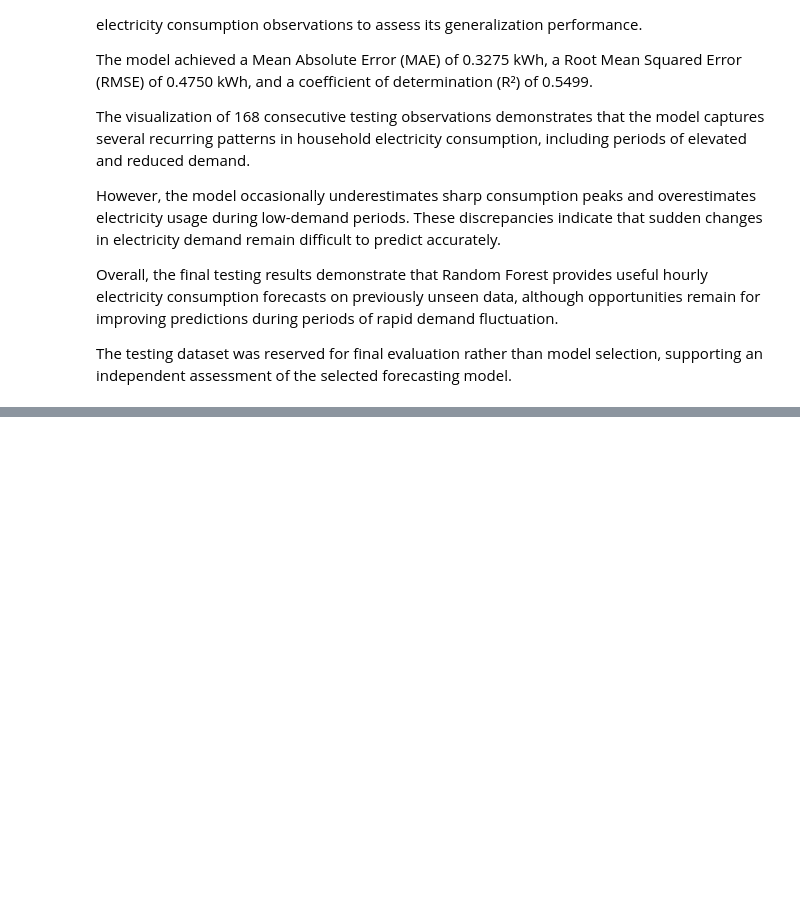
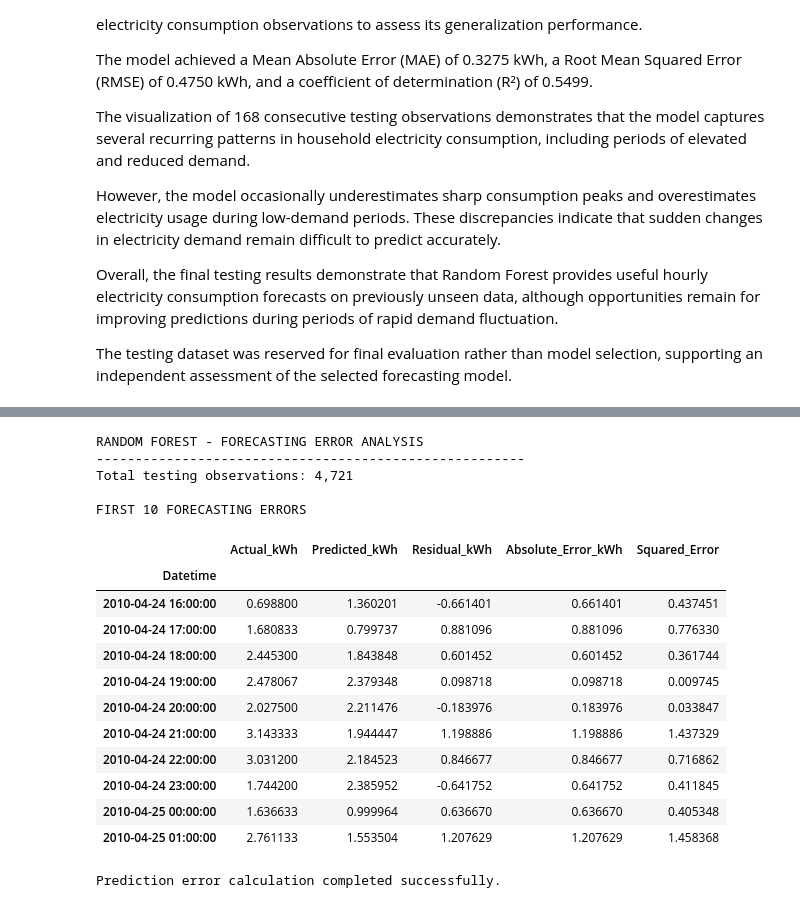
Before and after one commit to damisar/Household_Electricity_Consumption_Analysis_and_Forecasting, a Jupyter notebook: notebook/Household_Electricity_Consumption_Analysis_and_Forecasting.ipynb, the cells around one changed output, grey strips where cells are left out. Drawn from its saved outputs; the diff is of its cells as text; code cells hidden in the pictures; blank space fills up the shorter version.

```diff
--- a/notebook/Household_Electricity_Consumption_Analysis_and_Forecasting.ipynb
+++ b/notebook/Household_Electricity_Consumption_Analysis_and_Forecasting.ipynb
@@ -4758,0 +4781,51 @@ The testing dataset was reserved for final evaluation rather than model selectio
+# %%
+
+# Section 6.8.1 - Forecasting Model Diagnostics - Calculate Prediction Errors
+
+# Create a separate DataFrame to preserve the original testing results
+rf_error_analysis = rf_test_results.copy()
+
+# Calculate signed prediction errors (residuals)
+rf_error_analysis["Residual_kWh"] = (
+    rf_error_analysis["Actual_kWh"]
+    - rf_error_analysis["Predicted_kWh"]
+)
+
+# Calculate absolute prediction errors
+rf_error_analysis["Absolute_Error_kWh"] = (
+    rf_error_analysis["Residual_kWh"].abs()
+)
+
+# Calculate squared prediction errors
+rf_error_analysis["Squared_Error"] = (
+    rf_error_analysis["Residual_kWh"] ** 2
+)
+
+print("RANDOM FOREST - FORECASTING ERROR ANALYSIS")
+print("-" * 55)
+
+print(f"Total testing observations: {len(rf_error_analysis):,}")
+
+print("\nFIRST 10 FORECASTING ERRORS")
+display(rf_error_analysis.head(10))
+
+print("\nPrediction error calculation completed successfully.")
+# %% [output]
+RANDOM FOREST - FORECASTING ERROR ANALYSIS
+-------------------------------------------------------
+Total testing observations: 4,721
+
+FIRST 10 FORECASTING ERRORS
+|  | Actual_kWh | Predicted_kWh | Residual_kWh | Absolute_Error_kWh | Squared_Error |
+| Datetime |  |  |  |  |  |
+| 2010-04-24 16:00:00 | 0.698800 | 1.360201 | -0.661401 | 0.661401 | 0.437451 |
+| 2010-04-24 17:00:00 | 1.680833 | 0.799737 | 0.881096 | 0.881096 | 0.776330 |
+| 2010-04-24 18:00:00 | 2.445300 | 1.843848 | 0.601452 | 0.601452 | 0.361744 |
+| 2010-04-24 19:00:00 | 2.478067 | 2.379348 | 0.098718 | 0.098718 | 0.009745 |
+| 2010-04-24 20:00:00 | 2.027500 | 2.211476 | -0.183976 | 0.183976 | 0.033847 |
+| 2010-04-24 21:00:00 | 3.143333 | 1.944447 | 1.198886 | 1.198886 | 1.437329 |
+| 2010-04-24 22:00:00 | 3.031200 | 2.184523 | 0.846677 | 0.846677 | 0.716862 |
+| 2010-04-24 23:00:00 | 1.744200 | 2.385952 | -0.641752 | 0.641752 | 0.411845 |
+| 2010-04-25 00:00:00 | 1.636633 | 0.999964 | 0.636670 | 0.636670 | 0.405348 |
+| 2010-04-25 01:00:00 | 2.761133 | 1.553504 | 1.207629 | 1.207629 | 1.458368 |
+Prediction error calculation completed successfully.
```
Also changed, not shown: parts of 11 cells of this notebook, 3 other files.
